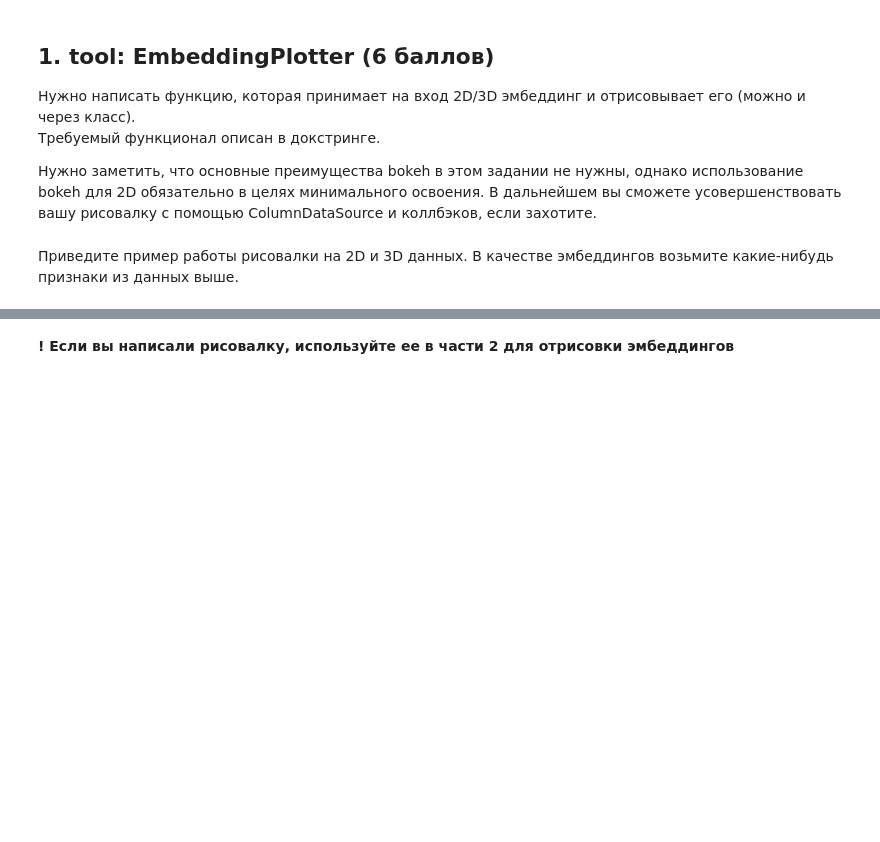
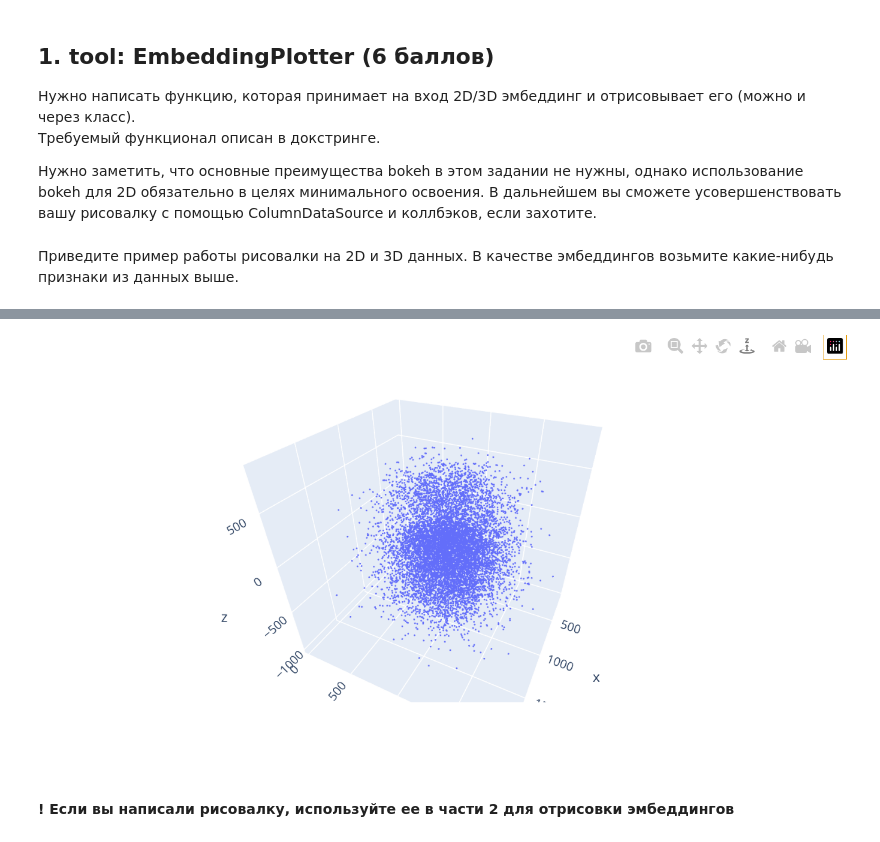
Before and after one commit to V1adych/ai-masters, a Jupyter notebook: ml1/hw6/main.ipynb, the cells around one changed output, grey strips where cells are left out. Cells and saved outputs as stored; diff of their text form; code cells hidden in the pictures; blank space fills up the shorter version.

```diff
--- a/ml1/hw6/main.ipynb
+++ b/ml1/hw6/main.ipynb
@@ -138,6 +140,10 @@ embedding_plotter(embeddings, X, hover=["holy_spirit"])
 # %%
 embeddings = X[["alfa_popsize", "eyebrow_length", "fenistraline_length"]].to_numpy()
 embedding_plotter(embeddings, X, hover=["holy_spirit"])
+# %%
+display(Image(filename="3d_plot.png"))
+# %% [output]
+[figure, added]
 # %% [markdown]
 **! Если вы написали рисовалку, используйте ее в части 2 для отрисовки эмбеддингов**
 # %% [markdown]
```
Also changed, not shown: parts of 1 cell of this notebook, 1 other file.
